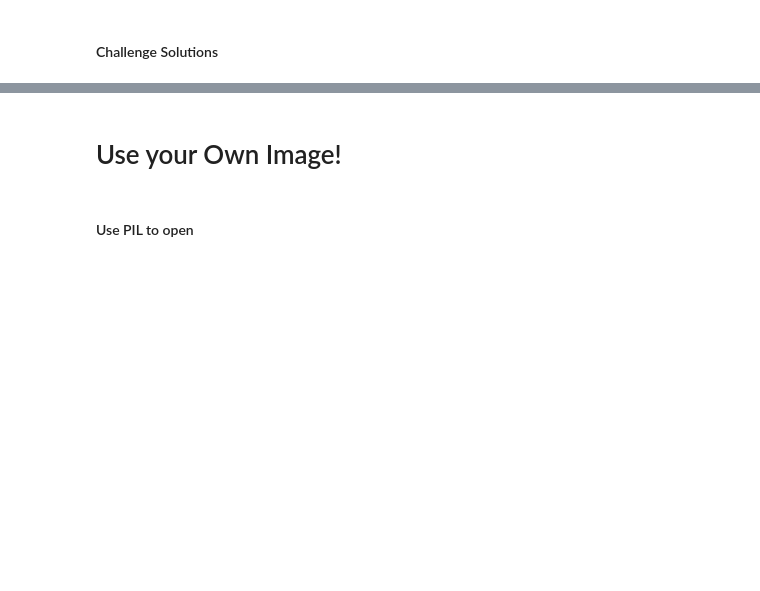
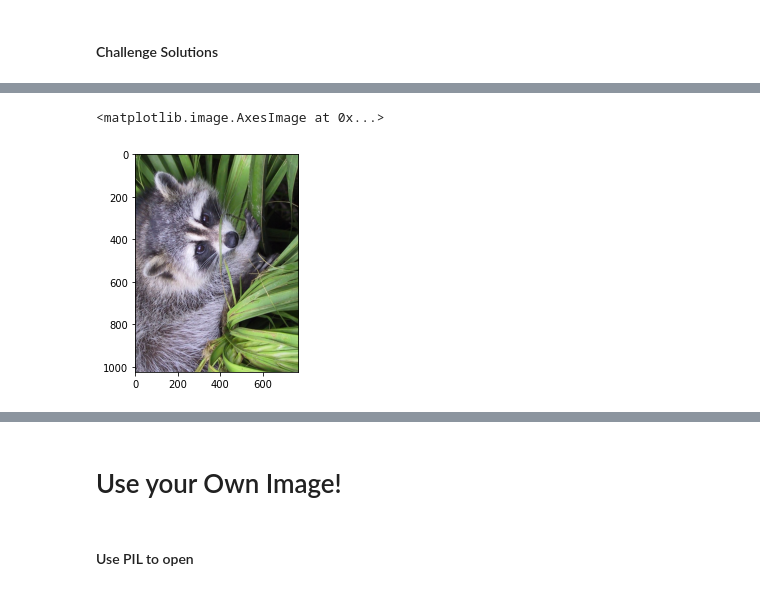
Before and after one commit to TravisLeeWolf/100DaysPython, a Jupyter notebook: Code Days/76 - Computation w NumPy/Computation_with_NumPy_and_N_Dimensional_Arrays.ipynb, the cells around one changed output, grey strips where cells are left out. Drawn from its saved outputs; the diff is of its cells as text; code cells hidden in the pictures; blank space fills up the shorter version.

```diff
--- a/Code Days/76 - Computation w NumPy/Computation_with_NumPy_and_N_Dimensional_Arrays.ipynb
+++ b/Code Days/76 - Computation w NumPy/Computation_with_NumPy_and_N_Dimensional_Arrays.ipynb
@@ -244,0 +325,5 @@ grey_vals = np.array([0.2126, 0.7152, 0.0722])
+# %%
+plt.imshow(np.rot90(img))
+# %% [output]
+<matplotlib.image.AxesImage at 0x...>
+[figure, added]
```
Also changed, not shown: parts of 20 cells of this notebook.
